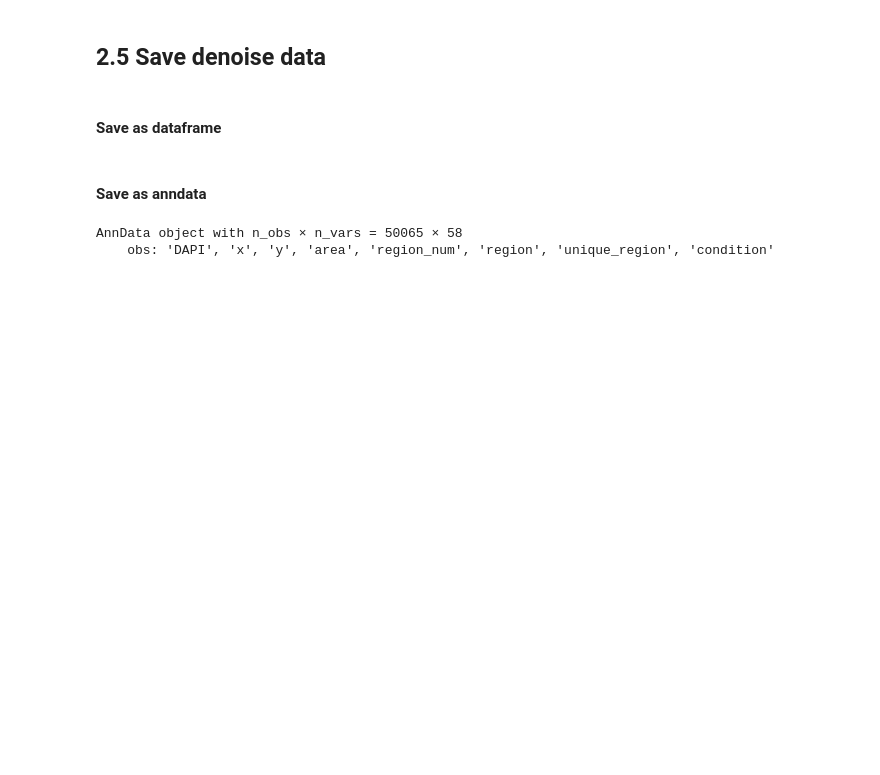
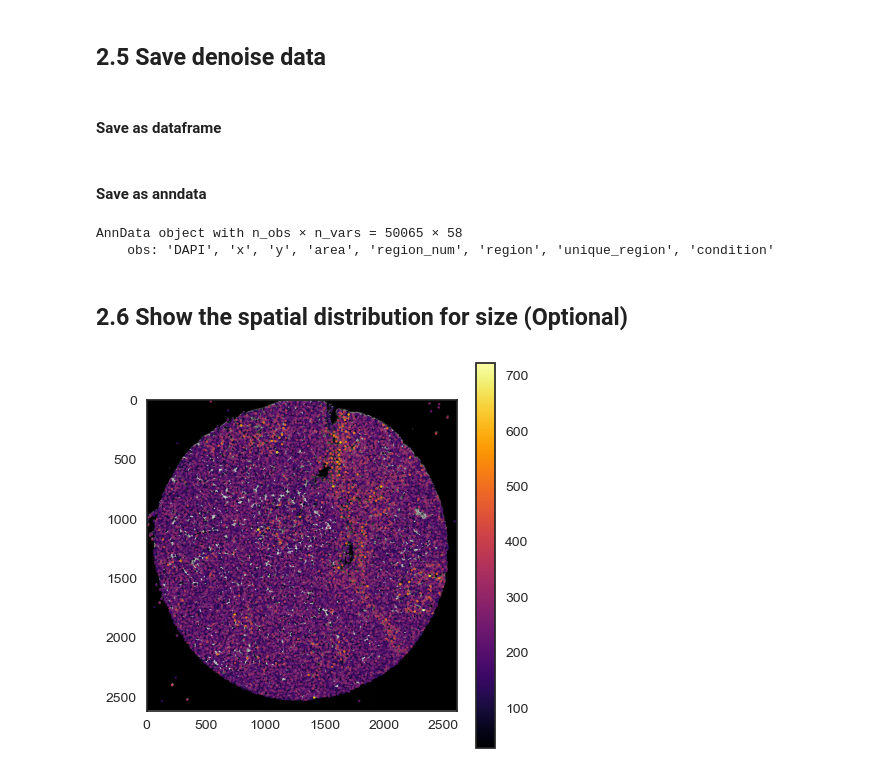
Before and after one commit to yuqiyuqitan/SPACEc, a Jupyter notebook: notebook/2.Preprocessing.ipynb, the cells around one changed output. Saved outputs shown, nothing was run; the diff lists cells and outputs as text; code cells hidden in the pictures; blank space fills up the shorter version.

Commit message:
update 2.Preprocessing with pl_coordinates_on_image

```diff
--- a/notebook/2.Preprocessing.ipynb
+++ b/notebook/2.Preprocessing.ipynb
@@ -184,3 +183,21 @@ AnnData object with n_obs × n_vars = 50065 × 58
 # %%
 # save the anndata object to a file
 adata.write_h5ad(output_dir + 'adata_nn_demo.h5ad')
+# %% [markdown]
+## 2.6 Show the spatial distribution for size (Optional)
+# %%
+import pickle
+with open(output_dir + 'overlay_tonsil1.pickle', 'rb') as f:
+    overlay_data1 = pickle.load(f)
+
+with open(output_dir + 'overlay_tonsil2.pickle', 'rb') as f:
+    overlay_data2 = pickle.load(f)
+# %%
+pl_coordinates_on_image(df = df_nn.loc[df_nn['unique_region'] == 'reg010',:],
+                          overlay_data = overlay_data1, color='area',
+                          scale=False, # whether to scale to 1 or not
+                          dot_size=2,
+                          convert_to_grey=True,
+                          fig_width=5, fig_height=5)
+# %% [output]
+[figure, added]
```
Also changed, not shown: parts of 3 cells of this notebook.
